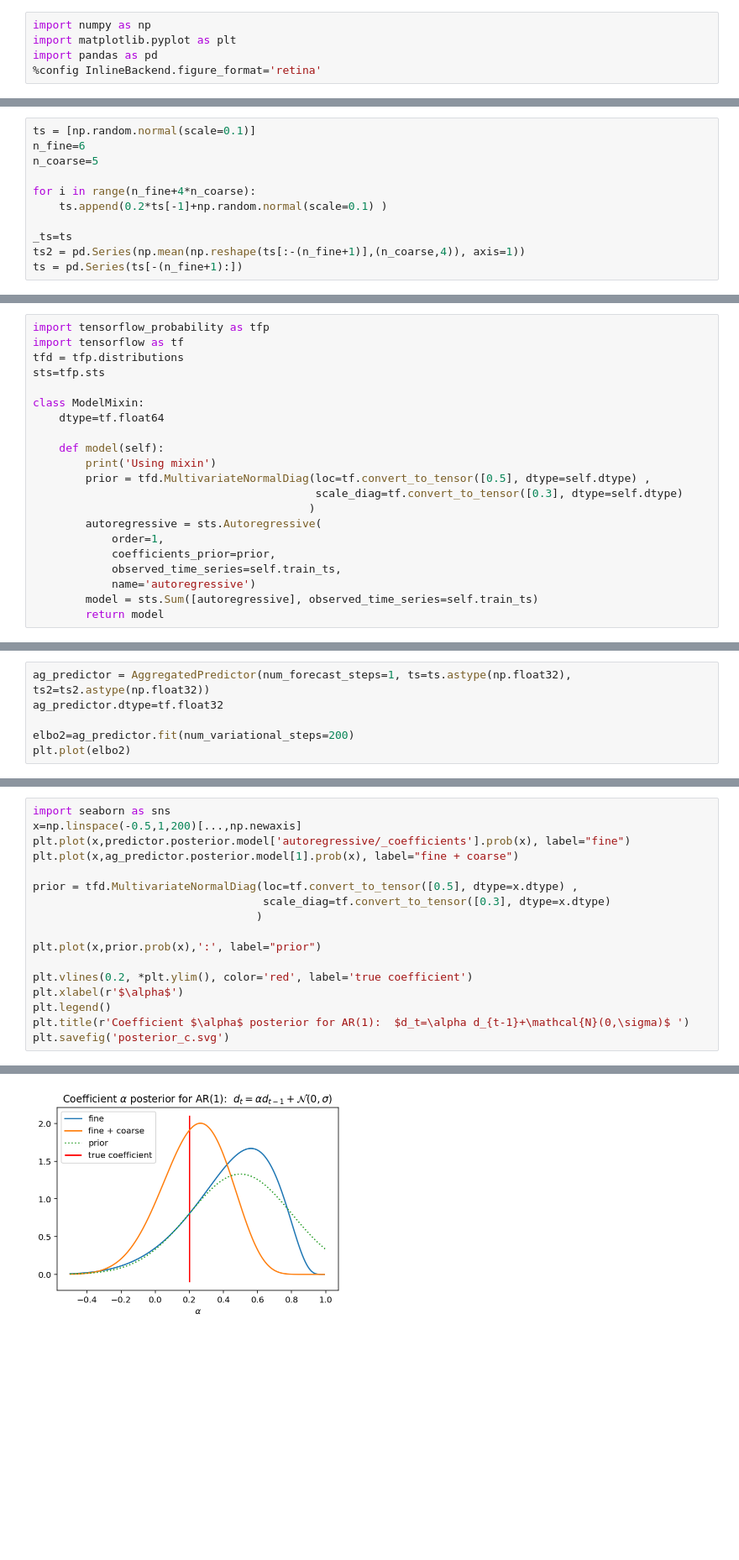
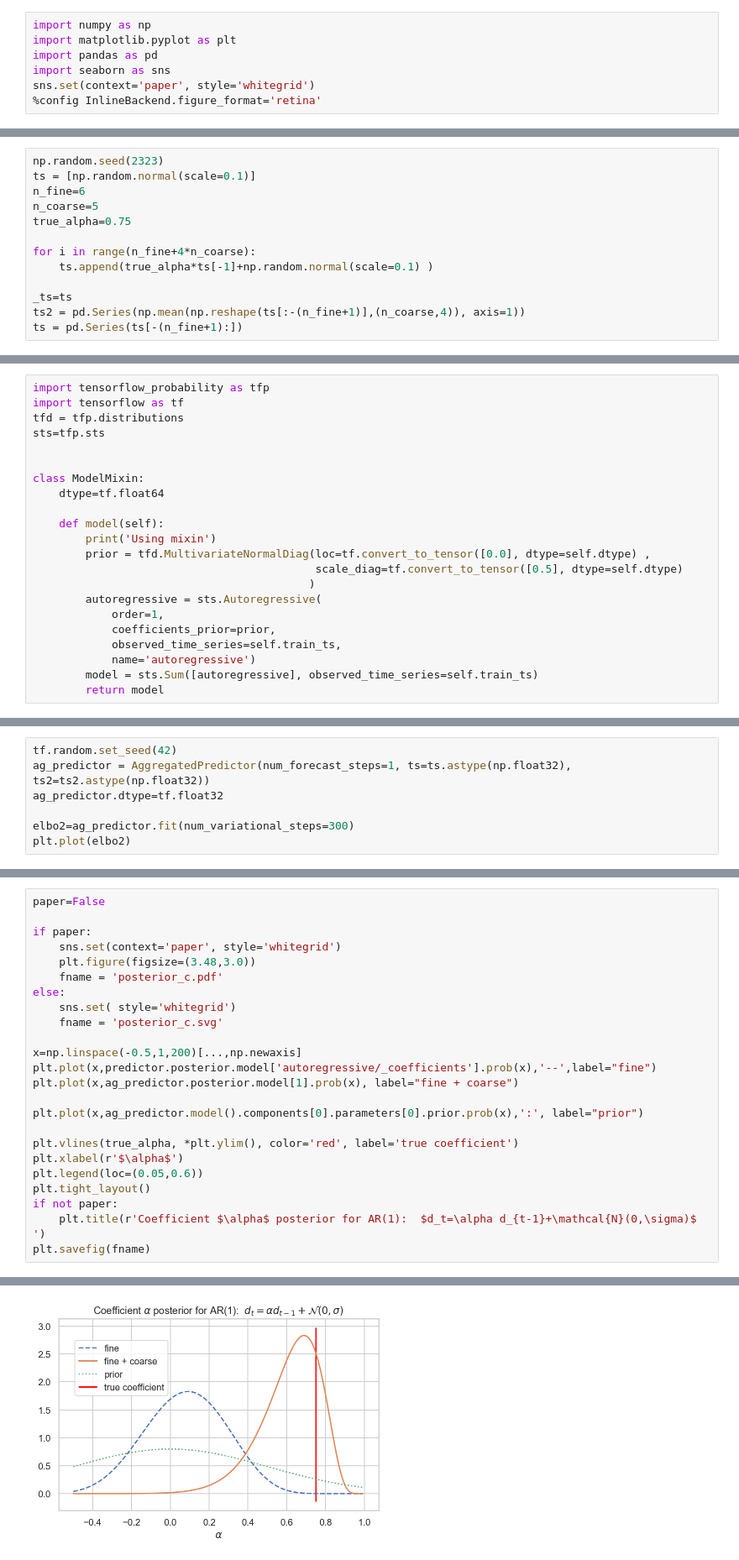
Before and after one commit to krzysztofrusek/Algae, a Jupyter notebook: python/Demo.ipynb, the cells around one changed output, grey strips where cells are left out. Shown at 84% size. Drawn from its saved outputs; the diff is of its cells as text; blank space fills up the shorter version.

Commit message:
Set seeds in demo

```diff
--- a/python/Demo.ipynb
+++ b/python/Demo.ipynb
@@ -9,17 +9,21 @@ This demo code shows how to use run statistical inference about time-series para
 import numpy as np
 import matplotlib.pyplot as plt
 import pandas as pd
+import seaborn as sns
+sns.set(context='paper', style='whitegrid')
 %config InlineBackend.figure_format='retina'
 # %% [markdown]
 ## Time-series
 Let's make a simple AR(1) time-series. Only a small part is observed directly. The rest is available only as of the averages of 4 consecutive observations in non-overlapping windows.
 # %%
+np.random.seed(2323)
 ts = [np.random.normal(scale=0.1)]
 n_fine=6
 n_coarse=5
+true_alpha=0.75
 
 for i in range(n_fine+4*n_coarse):
-    ts.append(0.2*ts[-1]+np.random.normal(scale=0.1) )
+    ts.append(true_alpha*ts[-1]+np.random.normal(scale=0.1) )
 
 _ts=ts
 ts2 = pd.Series(np.mean(np.reshape(ts[:-(n_fine+1)],(n_coarse,4)), axis=1))
@@ -41,13 +45,14 @@ import tensorflow as tf
 tfd = tfp.distributions
 sts=tfp.sts
 
+
 class ModelMixin:
     dtype=tf.float64
 
     def model(self):
         print('Using mixin')
-        prior = tfd.MultivariateNormalDiag(loc=tf.convert_to_tensor([0.5], dtype=self.dtype) ,
-                                           scale_diag=tf.convert_to_tensor([0.3], dtype=self.dtype)
+        prior = tfd.MultivariateNormalDiag(loc=tf.convert_to_tensor([0.0], dtype=self.dtype) ,
+                                           scale_diag=tf.convert_to_tensor([0.5], dtype=self.dtype)
                                           )
         autoregressive = sts.Autoregressive(
             order=1,
@@ -80,10 +86,11 @@ WARNING:tensorflow:11 out of the last 11 calls to <function TimeSeriesPredictor.
 ## Fine+ Coarse-grained model
 In this step, we improve the estimation by using more observation ad aggregation level 4.
 # %%
+tf.random.set_seed(42)
 ag_predictor = AggregatedPredictor(num_forecast_steps=1, ts=ts.astype(np.float32), ts2=ts2.astype(np.float32))
 ag_predictor.dtype=tf.float32
 
-elbo2=ag_predictor.fit(num_variational_steps=200)
+elbo2=ag_predictor.fit(num_variational_steps=300)
 plt.plot(elbo2)
 # %% [output]
 Using mixin
@@ -98,18 +105,25 @@ Additional observations improve our estimations substantially (the true value of
 # %%
-import seaborn as sns
+paper=False
+
+if paper:
+    sns.set(context='paper', style='whitegrid')
+    plt.figure(figsize=(3.48,3.0))
+    fname = 'posterior_c.pdf'
+else:
+    sns.set( style='whitegrid')
+    fname = 'posterior_c.svg'
+
 x=np.linspace(-0.5,1,200)[...,np.newaxis]
-plt.plot(x,predictor.posterior.model['autoregressive/_coefficients'].prob(x), label="fine")
+plt.plot(x,predictor.posterior.model['autoregressive/_coefficients'].prob(x),'--',label="fine")
 plt.plot(x,ag_predictor.posterior.model[1].prob(x), label="fine + coarse")
 
-prior = tfd.MultivariateNormalDiag(loc=tf.convert_to_tensor([0.5], dtype=x.dtype) ,
-                                   scale_diag=tf.convert_to_tensor([0.3], dtype=x.dtype)
-                                  )
+plt.plot(x,ag_predictor.model().components[0].parameters[0].prior.prob(x),':', label="prior")
 
-plt.plot(x,prior.prob(x),':', label="prior")
-
-plt.vlines(0.2, *plt.ylim(), color='red', label='true coefficient')
+plt.vlines(true_alpha, *plt.ylim(), color='red', label='true coefficient')
 plt.xlabel(r'$\alpha$')
-plt.legend()
-plt.title(r'Coefficient $\alpha$ posterior for AR(1):  $d_t=\alpha d_{t-1}+\mathcal{N}(0,\sigma)$ ')
-plt.savefig('posterior_c.svg')
+plt.legend(loc=(0.05,0.6))
+plt.tight_layout()
+if not paper:
+    plt.title(r'Coefficient $\alpha$ posterior for AR(1):  $d_t=\alpha d_{t-1}+\mathcal{N}(0,\sigma)$ ')
+plt.savefig(fname)
 # %% [output]
@@ -116 +131 @@ plt.savefig('posterior_c.svg')
-[figure, old version]
+[figure, new version]
```
Also changed, not shown: parts of 5 cells of this notebook.
